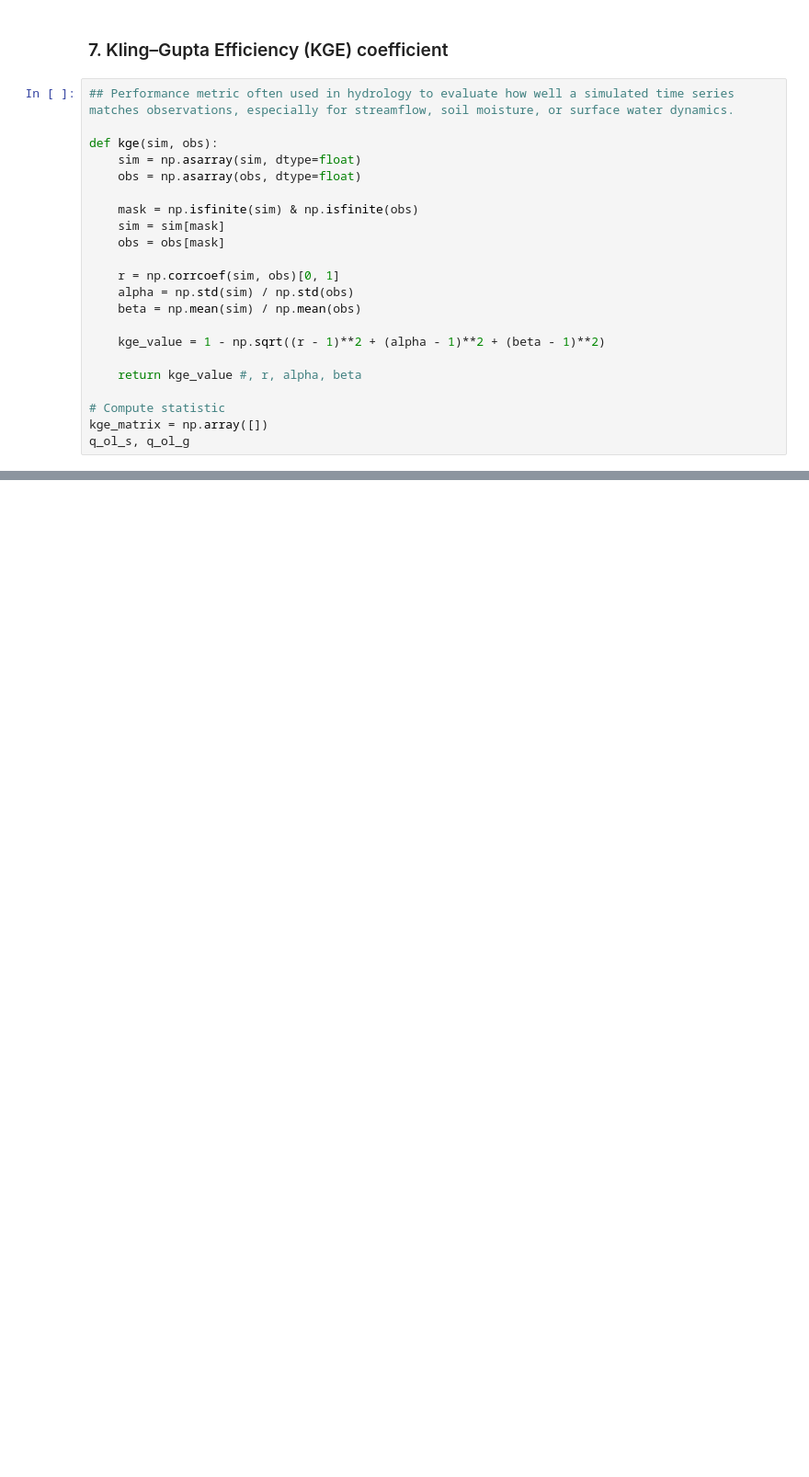
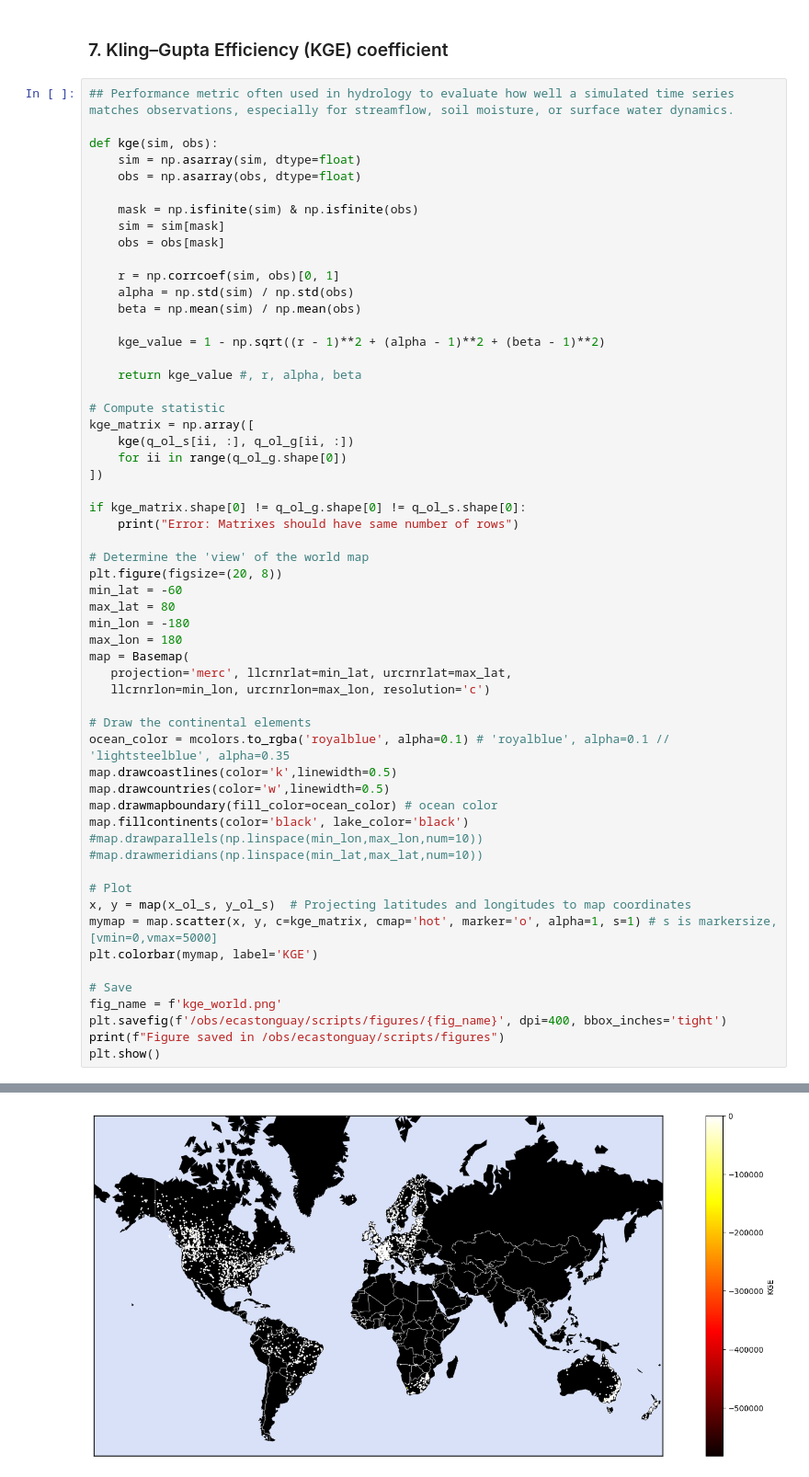
Before and after one commit to evecastonguay/Stage2026, a Jupyter notebook: discharge_dset.ipynb, the cells around one changed output, grey strips where cells are left out. Shown at 92% size. Drawn from its saved outputs; the diff is of its cells as text; blank space fills up the shorter version.

```diff
--- a/discharge_dset.ipynb
+++ b/discharge_dset.ipynb
@@ -789,5 +789,41 @@ def kge(sim, obs):
     return kge_value #, r, alpha, beta
 
 # Compute statistic
-kge_matrix = np.array([])
-q_ol_s, q_ol_g
+kge_matrix = np.array([
+    kge(q_ol_s[ii, :], q_ol_g[ii, :])
+    for ii in range(q_ol_g.shape[0])
+])
+
+if kge_matrix.shape[0] != q_ol_g.shape[0] != q_ol_s.shape[0]:
+    print("Error: Matrixes should have same number of rows")
+
+# Determine the 'view' of the world map
+plt.figure(figsize=(20, 8))
+min_lat = -60
+max_lat = 80
+min_lon = -180
+max_lon = 180
+map = Basemap(
+   projection='merc', llcrnrlat=min_lat, urcrnrlat=max_lat,
+   llcrnrlon=min_lon, urcrnrlon=max_lon, resolution='c')
+
+# Draw the continental elements
+ocean_color = mcolors.to_rgba('royalblue', alpha=0.1) # 'royalblue', alpha=0.1 // 'lightsteelblue', alpha=0.35
+map.drawcoastlines(color='k',linewidth=0.5)
+map.drawcountries(color='w',linewidth=0.5)
+map.drawmapboundary(fill_color=ocean_color) # ocean color
+map.fillcontinents(color='black', lake_color='black')
+#map.drawparallels(np.linspace(min_lon,max_lon,num=10))
+#map.drawmeridians(np.linspace(min_lat,max_lat,num=10))
+
+# Plot
+x, y = map(x_ol_s, y_ol_s)  # Projecting latitudes and longitudes to map coordinates
+mymap = map.scatter(x, y, c=kge_matrix, cmap='hot', marker='o', alpha=1, s=1) # s is markersize, [vmin=0,vmax=5000]
+plt.colorbar(mymap, label='KGE')
+
+# Save
+fig_name = f'kge_world.png'
+plt.savefig(f'/obs/ecastonguay/scripts/figures/{fig_name}', dpi=400, bbox_inches='tight')
+print(f"Figure saved in /obs/ecastonguay/scripts/figures")
+plt.show()
+# %% [output]
@@ -793,0 +831 @@ q_ol_s, q_ol_g
+[figure, added]
```
Also changed, not shown: parts of 1 cell of this notebook.
